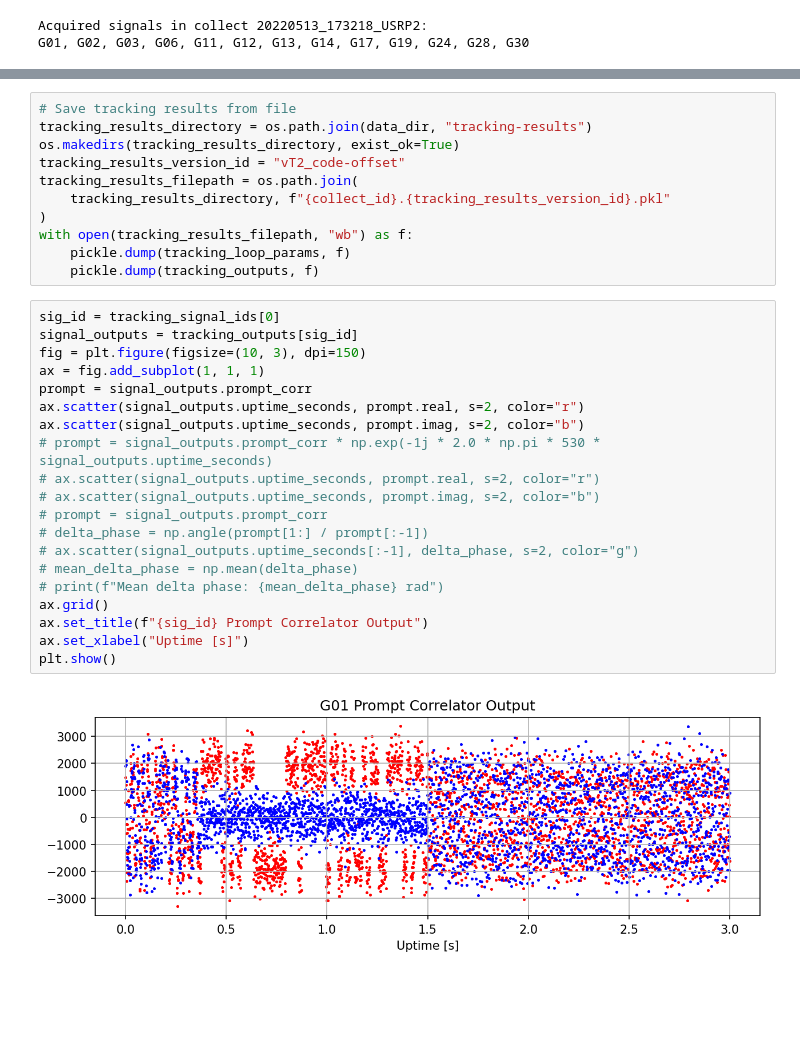
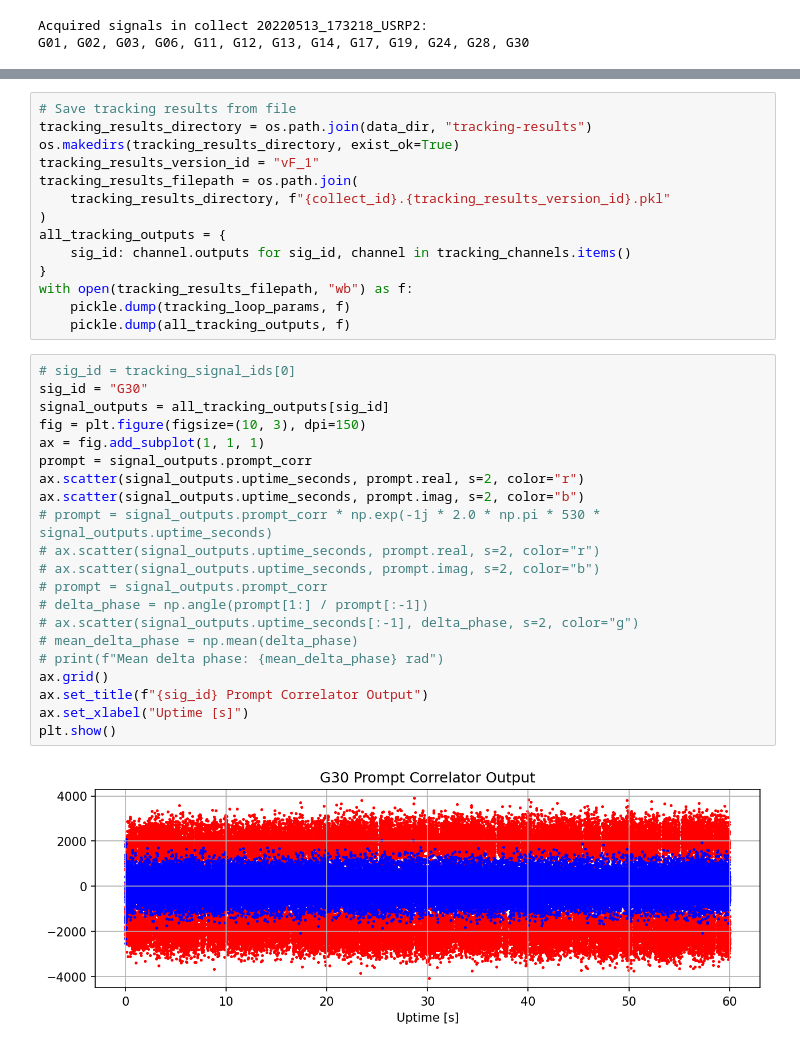
Before and after one commit to cu-sense-lab/fall-2025-lectures, a Jupyter notebook: final-project/tracking.ipynb, the cells around one changed output, grey strips where cells are left out. Cells and saved outputs as stored; diff of their text form; blank space fills up the shorter version.

```diff
--- a/final-project/tracking.ipynb
+++ b/final-project/tracking.ipynb
@@ -163,32 +152,36 @@ with sample_streaming.FileSampleStream(
 # Save tracking results from file
 tracking_results_directory = os.path.join(data_dir, "tracking-results")
 os.makedirs(tracking_results_directory, exist_ok=True)
-tracking_results_version_id = "vT2_code-offset"
+tracking_results_version_id = "vF_1"
 tracking_results_filepath = os.path.join(
     tracking_results_directory, f"{collect_id}.{tracking_results_version_id}.pkl"
 )
+all_tracking_outputs = {
+    sig_id: channel.outputs for sig_id, channel in tracking_channels.items()
+}
 with open(tracking_results_filepath, "wb") as f:
     pickle.dump(tracking_loop_params, f)
-    pickle.dump(tracking_outputs, f)
+    pickle.dump(all_tracking_outputs, f)
 # %%
-sig_id = tracking_signal_ids[0]
-signal_outputs = tracking_outputs[sig_id]
+# sig_id = tracking_signal_ids[0]
+sig_id = "G30"
+signal_outputs = all_tracking_outputs[sig_id]
 fig = plt.figure(figsize=(10, 3), dpi=150)
 ax = fig.add_subplot(1, 1, 1)
 prompt = signal_outputs.prompt_corr
 ax.scatter(signal_outputs.uptime_seconds, prompt.real, s=2, color="r")
 ax.scatter(signal_outputs.uptime_seconds, prompt.imag, s=2, color="b")
 # prompt = signal_outputs.prompt_corr * np.exp(-1j * 2.0 * np.pi * 530 * signal_outputs.uptime_seconds)
 # ax.scatter(signal_outputs.uptime_seconds, prompt.real, s=2, color="r")
 # ax.scatter(signal_outputs.uptime_seconds, prompt.imag, s=2, color="b")
 # prompt = signal_outputs.prompt_corr
 # delta_phase = np.angle(prompt[1:] / prompt[:-1])
 # ax.scatter(signal_outputs.uptime_seconds[:-1], delta_phase, s=2, color="g")
 # mean_delta_phase = np.mean(delta_phase)
 # print(f"Mean delta phase: {mean_delta_phase} rad")
 ax.grid()
 ax.set_title(f"{sig_id} Prompt Correlator Output")
 ax.set_xlabel("Uptime [s]")
 plt.show()
 # %% [output]
-[figure, old version]
+[figure, new version]
```
Also changed, not shown: parts of 7 cells of this notebook, 8 other files.
